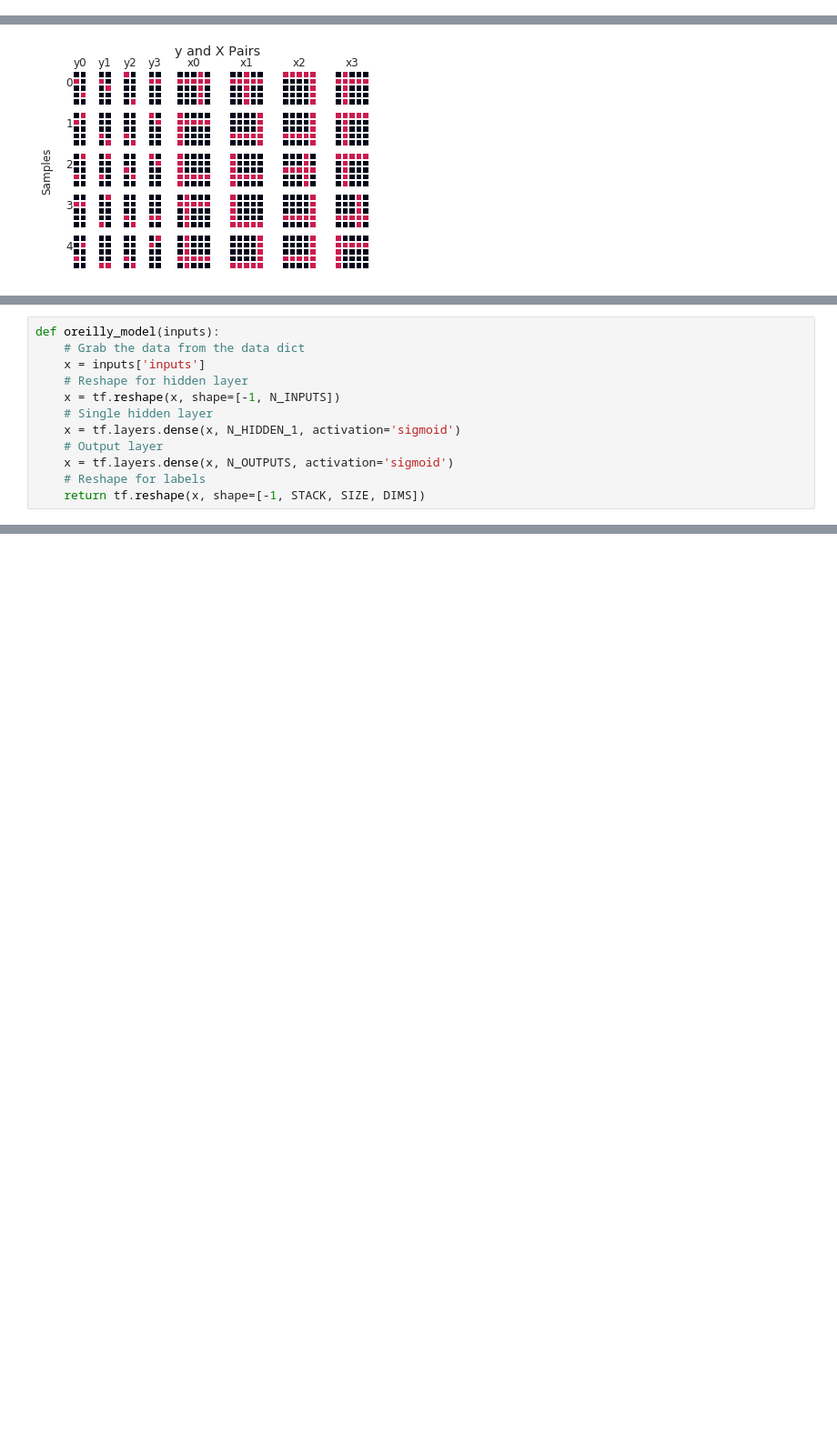
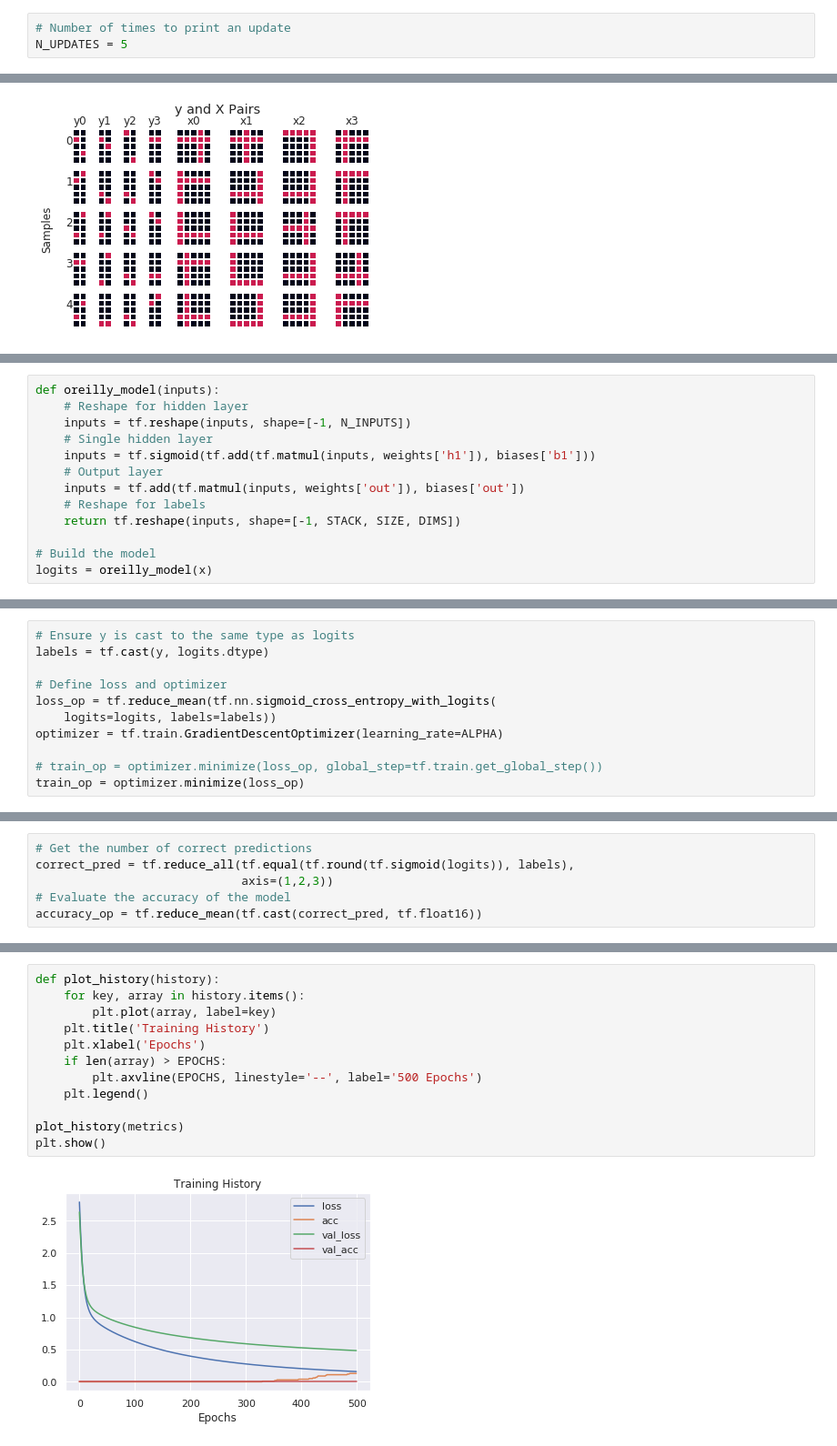
Before and after one commit to apra93/leabra-tf, a Jupyter notebook: docs/source/notebooks/0.3-BP-Model-in-Tensorflow.ipynb, the cells around one changed output, grey strips where cells are left out. Shown: that part at 91% size. Saved outputs shown, nothing was run; the diff lists cells and outputs as text; blank space fills up the shorter version.

```diff
--- a/docs/source/notebooks/0.3-BP-Model-in-Tensorflow.ipynb
+++ b/docs/source/notebooks/0.3-BP-Model-in-Tensorflow.ipynb
@@ -148,3 +150,6 @@ N_OUTPUTS = STACK * SIZE * DIMS
+# %%
+# Number of times to print an update
+N_UPDATES = 5
 # %% [markdown]
 ## Background
 
@@ -217,12 +275,13 @@ input_fn_test = tf.estimator.inputs.numpy_input_fn(
 # %%
 def oreilly_model(inputs):
-    # Grab the data from the data dict
-    x = inputs['inputs']
     # Reshape for hidden layer
-    x = tf.reshape(x, shape=[-1, N_INPUTS])
+    inputs = tf.reshape(inputs, shape=[-1, N_INPUTS])
     # Single hidden layer
-    x = tf.layers.dense(x, N_HIDDEN_1, activation='sigmoid')
+    inputs = tf.sigmoid(tf.add(tf.matmul(inputs, weights['h1']), biases['b1']))
     # Output layer
-    x = tf.layers.dense(x, N_OUTPUTS, activation='sigmoid')
+    inputs = tf.add(tf.matmul(inputs, weights['out']), biases['out'])
     # Reshape for labels
-    return tf.reshape(x, shape=[-1, STACK, SIZE, DIMS])
+    return tf.reshape(inputs, shape=[-1, STACK, SIZE, DIMS])
+
+# Build the model
+logits = oreilly_model(x)
@@ -330,0 +292,11 @@ NotFoundError: Key accuracy_op not found in checkpoint
+# %%
+# Ensure y is cast to the same type as logits
+labels = tf.cast(y, logits.dtype)
+
+# Define loss and optimizer
+loss_op = tf.reduce_mean(tf.nn.sigmoid_cross_entropy_with_logits(
+    logits=logits, labels=labels))
+optimizer = tf.train.GradientDescentOptimizer(learning_rate=ALPHA)
+
+# train_op = optimizer.minimize(loss_op, global_step=tf.train.get_global_step())
+train_op = optimizer.minimize(loss_op)
@@ -330,0 +307,6 @@ NotFoundError: Key accuracy_op not found in checkpoint
+# %%
+# Get the number of correct predictions
+correct_pred = tf.reduce_all(tf.equal(tf.round(tf.sigmoid(logits)), labels),
+                             axis=(1,2,3))
+# Evaluate the accuracy of the model
+accuracy_op = tf.reduce_mean(tf.cast(correct_pred, tf.float16))
@@ -330,0 +376,14 @@ NotFoundError: Key accuracy_op not found in checkpoint
+# %%
+def plot_history(history):
+    for key, array in history.items():
+        plt.plot(array, label=key)
+    plt.title('Training History')
+    plt.xlabel('Epochs')
+    if len(array) > EPOCHS:
+        plt.axvline(EPOCHS, linestyle='--', label='500 Epochs')
+    plt.legend()
+
+plot_history(metrics)
+plt.show()
+# %% [output]
+[figure, added]
```
Also changed, not shown: parts of 25 cells of this notebook.
